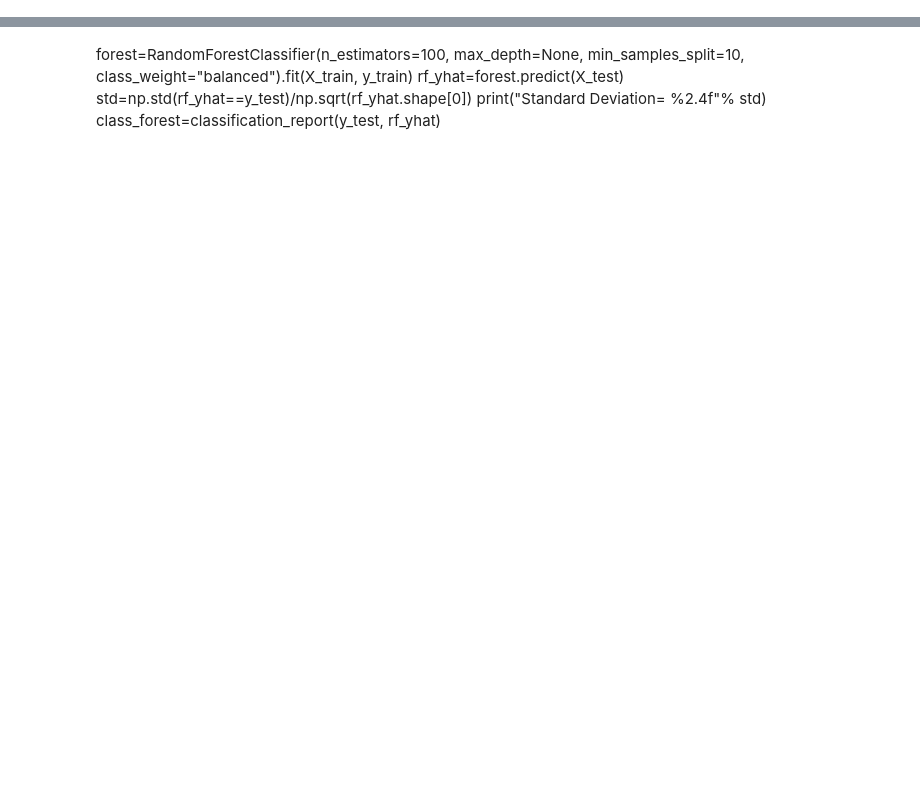
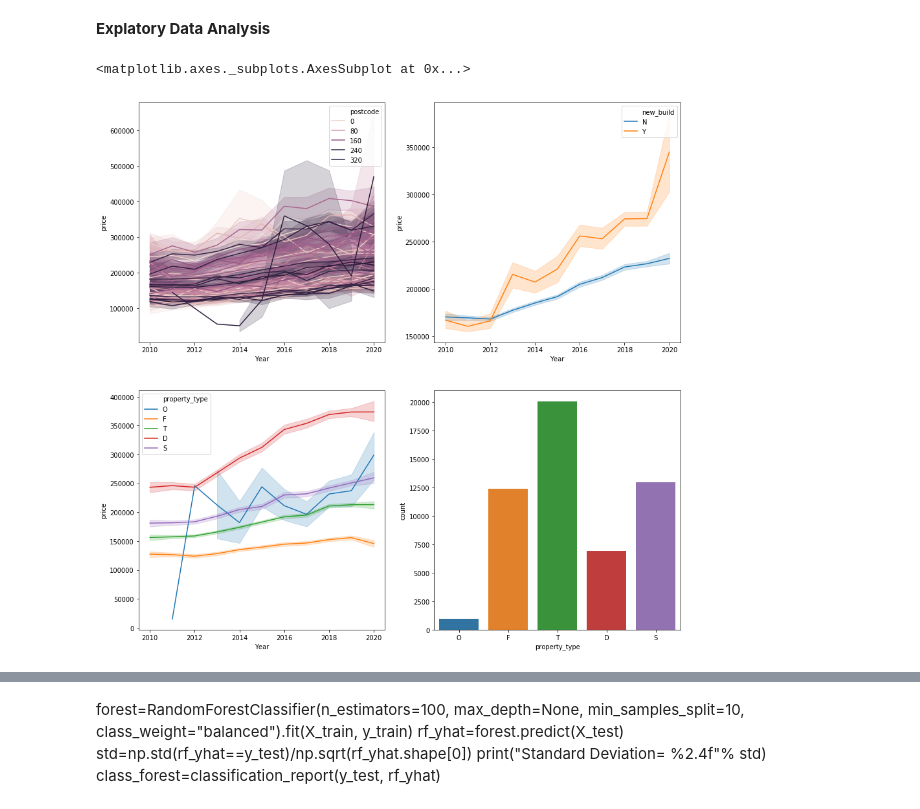
Before and after one commit to risdallseis/Cardiff_house_sales, a Jupyter notebook: script.ipynb, the cells around one changed output, grey strips where cells are left out. Cells and saved outputs as stored; diff of their text form; code cells hidden in the pictures; blank space fills up the shorter version.

```diff
--- a/script.ipynb
+++ b/script.ipynb
@@ -14,0 +133,12 @@ dtype('<M8[ns]')
+# %% [markdown]
+**Explatory Data Analysis**
+# %%
+#Subplots of features
+f, axes= plt.subplots(2,2, figsize=(15,15))
+sns.lineplot(x="Year", y="price", hue="postcode", data=df, ax=axes[0,0])
+sns.lineplot(x="Year", y="price", hue="property_type", data=df,ax=axes[1,0])
+sns.lineplot(x="Year", y="price", hue="new_build", data=df,ax=axes[0,1])
+sns.countplot(x="property_type", data=df,ax=axes[1,1])
+# %% [output]
+<matplotlib.axes._subplots.AxesSubplot at 0x...>
+[figure, added]
```
Also changed, not shown: parts of 42 cells of this notebook.
